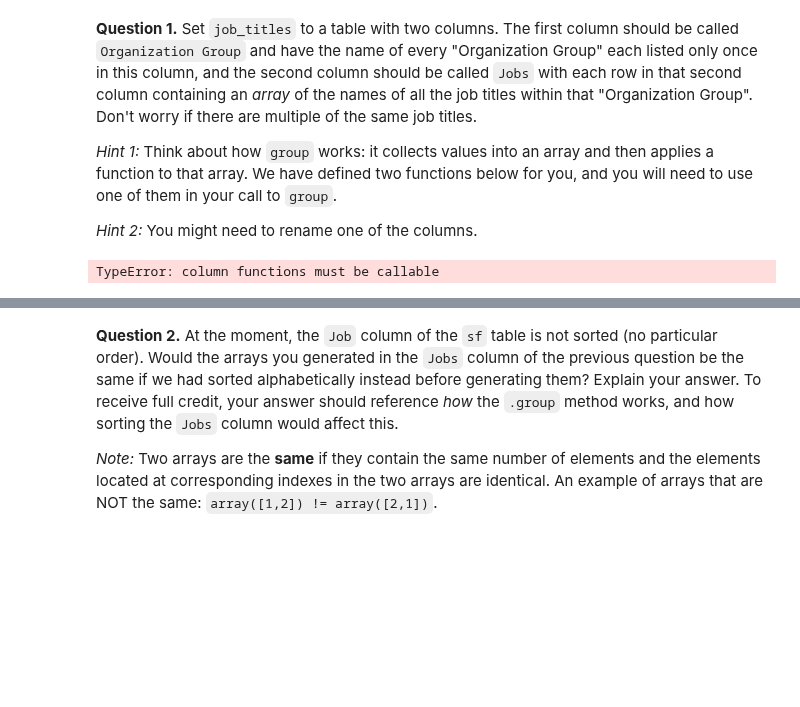
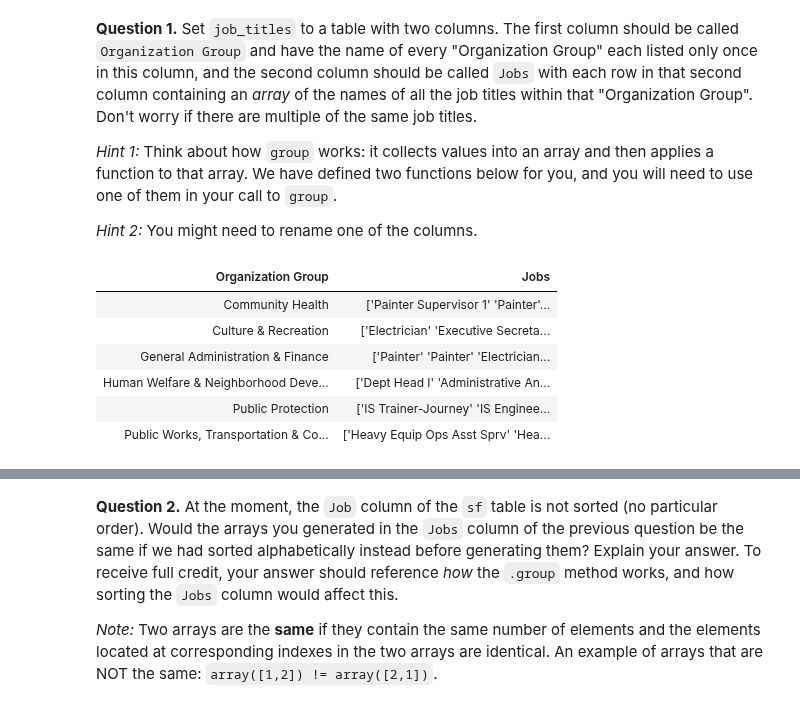
Before and after one commit to ttlarson13/Data-Analytics-Fall-25, a Jupyter notebook: hw04/hw04.ipynb, the cells around one changed output, grey strips where cells are left out. Cells and saved outputs as stored; diff of their text form; code cells hidden in the pictures; blank space fills up the shorter version.

```diff
--- a/hw04/hw04.ipynb
+++ b/hw04/hw04.ipynb
@@ -213,17 +247,24 @@ We want to use this table to generate arrays with the job titles of the members
 # %%
 # Pick one of the two functions defined below in your call to group.
 def first_item(array):
     '''Returns the first item'''
     return array.item(0)
 
 def full_array(array):
     '''Returns the array that is passed through'''
     return array
 
 # Make a call to group using one of the functions above when you define job_titles
-job_titles = full_sf.group("Organization Group", "Job")
+job = full_sf.select("Organization Group", "Job")
+job_titles = job.group("Organization Group", full_array).relabeled("Job full_array", "Jobs")
 job_titles
 # %% [output]
-TypeError: column functions must be callable
+| Organization Group | Jobs |
+| Community Health | ['Painter Supervisor 1' 'Painter'... |
+| Culture & Recreation | ['Electrician' 'Executive Secreta... |
+| General Administration & Finance | ['Painter' 'Painter' 'Electrician... |
+| Human Welfare & Neighborhood Deve... | ['Dept Head I' 'Administrative An... |
+| Public Protection | ['IS Trainer-Journey' 'IS Enginee... |
+| Public Works, Transportation & Co... | ['Heavy Equip Ops Asst Sprv' 'Hea... |
 # %%
 grader.check("q2_1")
```
Also changed, not shown: parts of 10 cells of this notebook, 2 other files.
